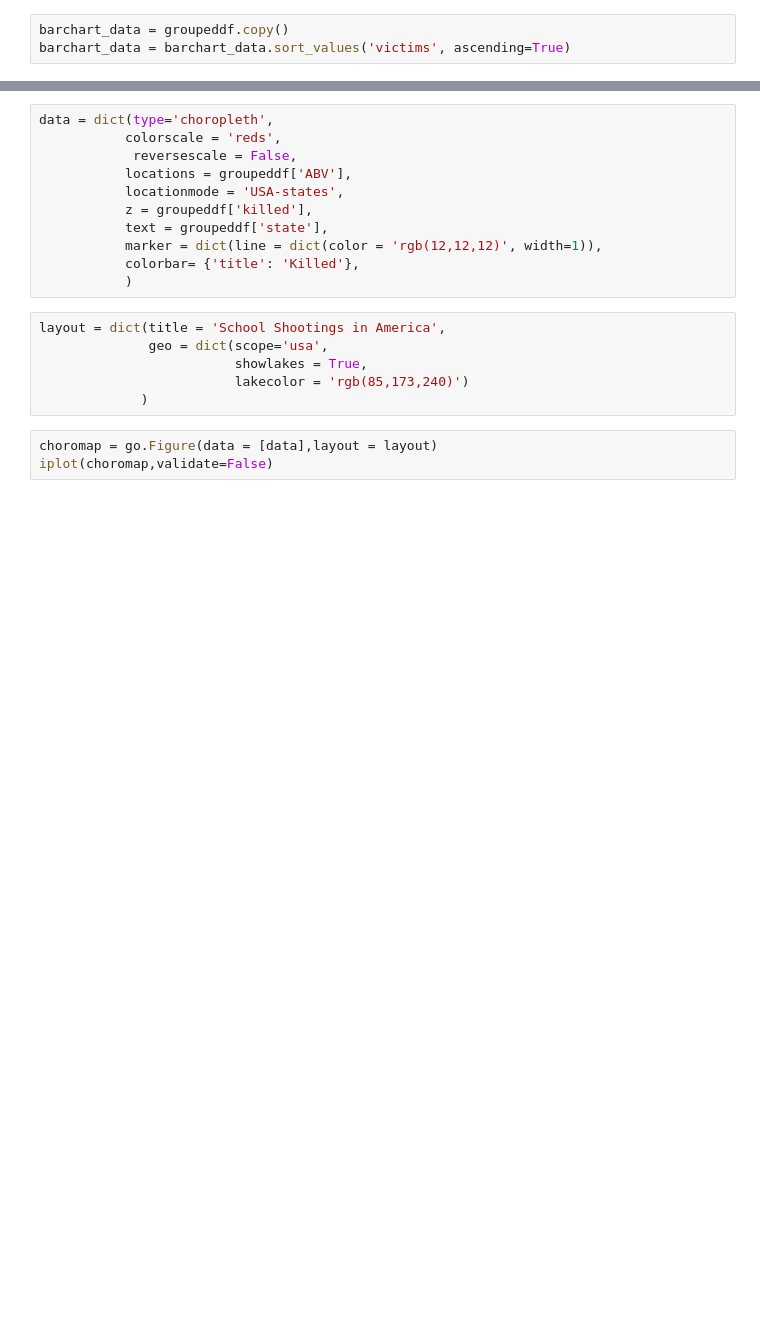
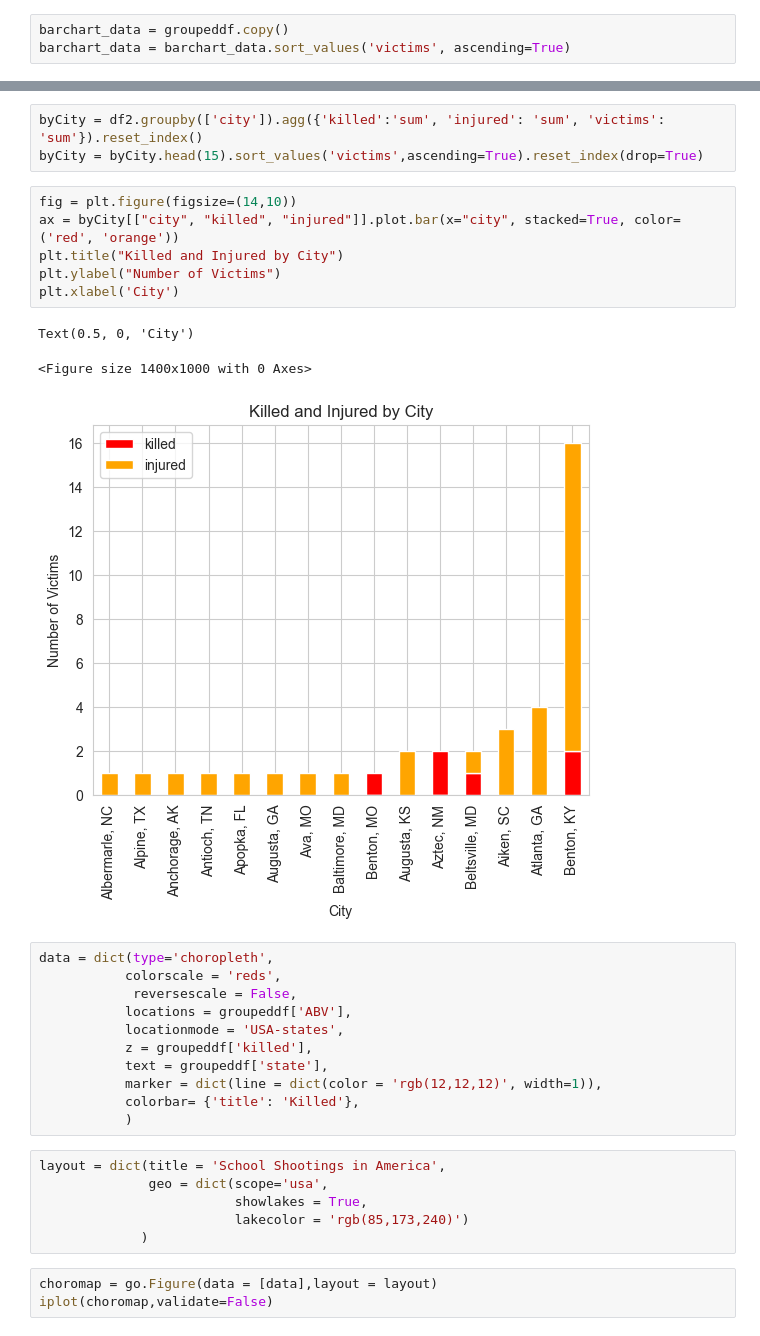
Before and after one commit to AugustSteff/random, a Jupyter notebook: School Shooting/School_Shooting.ipynb, the cells around one changed output, grey strips where cells are left out. Saved outputs shown, nothing was run; the diff lists cells and outputs as text; blank space fills up the shorter version.

```diff
--- a/School Shooting/School_Shooting.ipynb
+++ b/School Shooting/School_Shooting.ipynb
@@ -63,3 +43,16 @@ ax.grid(visible=True,
+# %%
+byCity = df2.groupby(['city']).agg({'killed':'sum', 'injured': 'sum', 'victims': 'sum'}).reset_index()
+byCity = byCity.head(15).sort_values('victims',ascending=True).reset_index(drop=True)
+# %%
+fig = plt.figure(figsize=(14,10))
+ax = byCity[["city", "killed", "injured"]].plot.bar(x="city", stacked=True, color=('red', 'orange'))
+plt.title("Killed and Injured by City")
+plt.ylabel("Number of Victims")
+plt.xlabel('City')
+# %% [output]
+Text(0.5, 0, 'City')
+<Figure size 1400x1000 with 0 Axes>
+[figure, added]
 # %%
 data = dict(type='choropleth',
            colorscale = 'reds',
```
Also changed, not shown: parts of 13 cells of this notebook, 1 other file.
